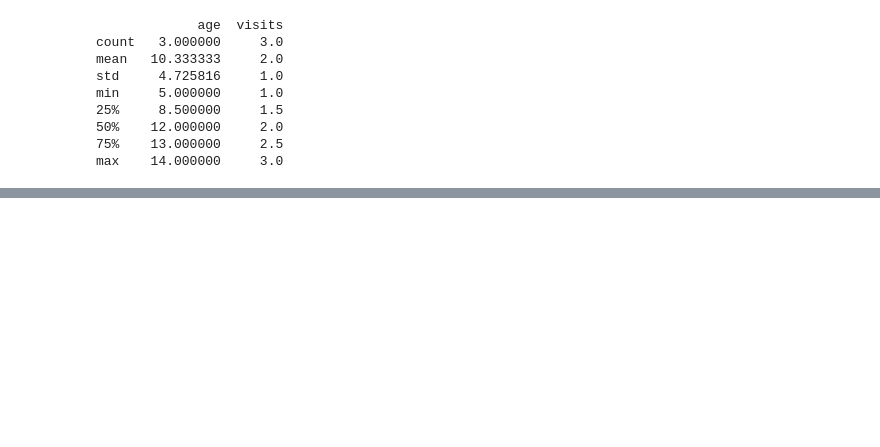
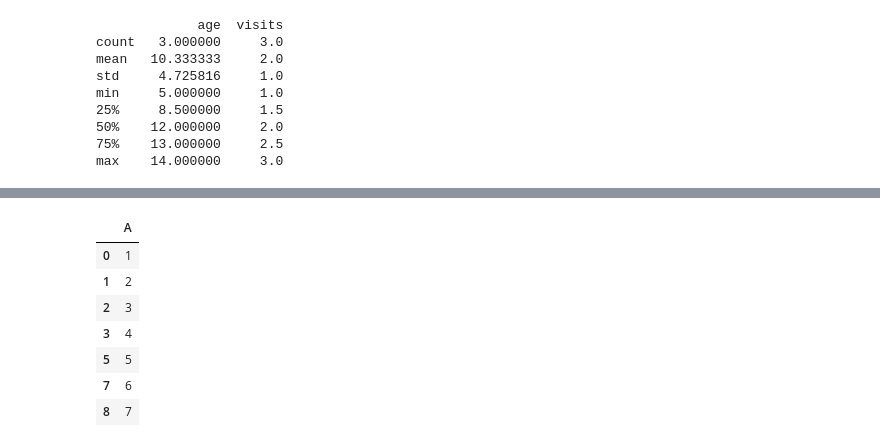
Before and after one commit to deviramasamy/Python, a Jupyter notebook: Pandas.ipynb, the cells around one changed output, grey strips where cells are left out. Saved outputs shown, nothing was run; the diff lists cells and outputs as text; code cells hidden in the pictures; blank space fills up the shorter version.

```diff
--- a/Pandas.ipynb
+++ b/Pandas.ipynb
@@ -232,0 +340,13 @@ b   lion   14       2
+# %%
+#remove duplicates
+df=pd.DataFrame({'A':[1,2,3,4,4,5,5,6,7]})
+df.loc[df['A'].shift() != df['A']]
+# %% [output]
+|  | A |
+| 0 | 1 |
+| 1 | 2 |
+| 2 | 3 |
+| 3 | 4 |
+| 5 | 5 |
+| 7 | 6 |
+| 8 | 7 |
```
Also changed, not shown: parts of 7 cells of this notebook.
